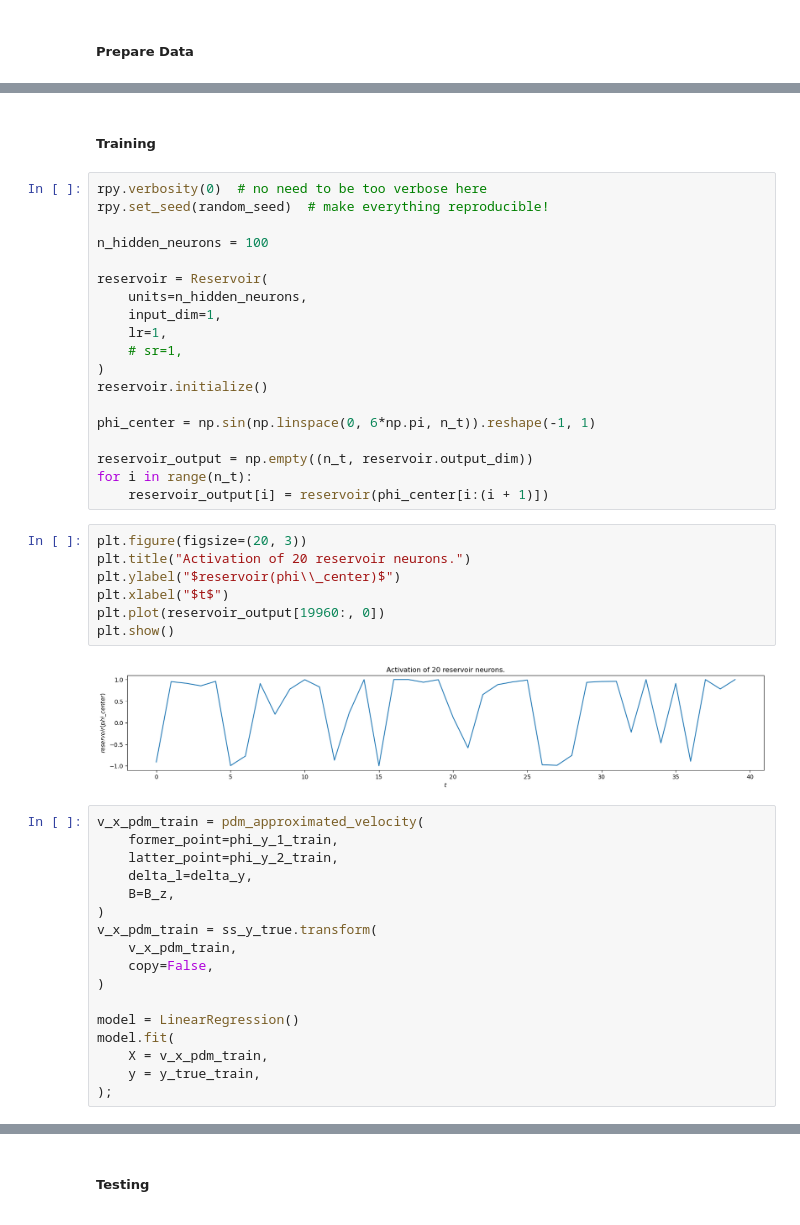
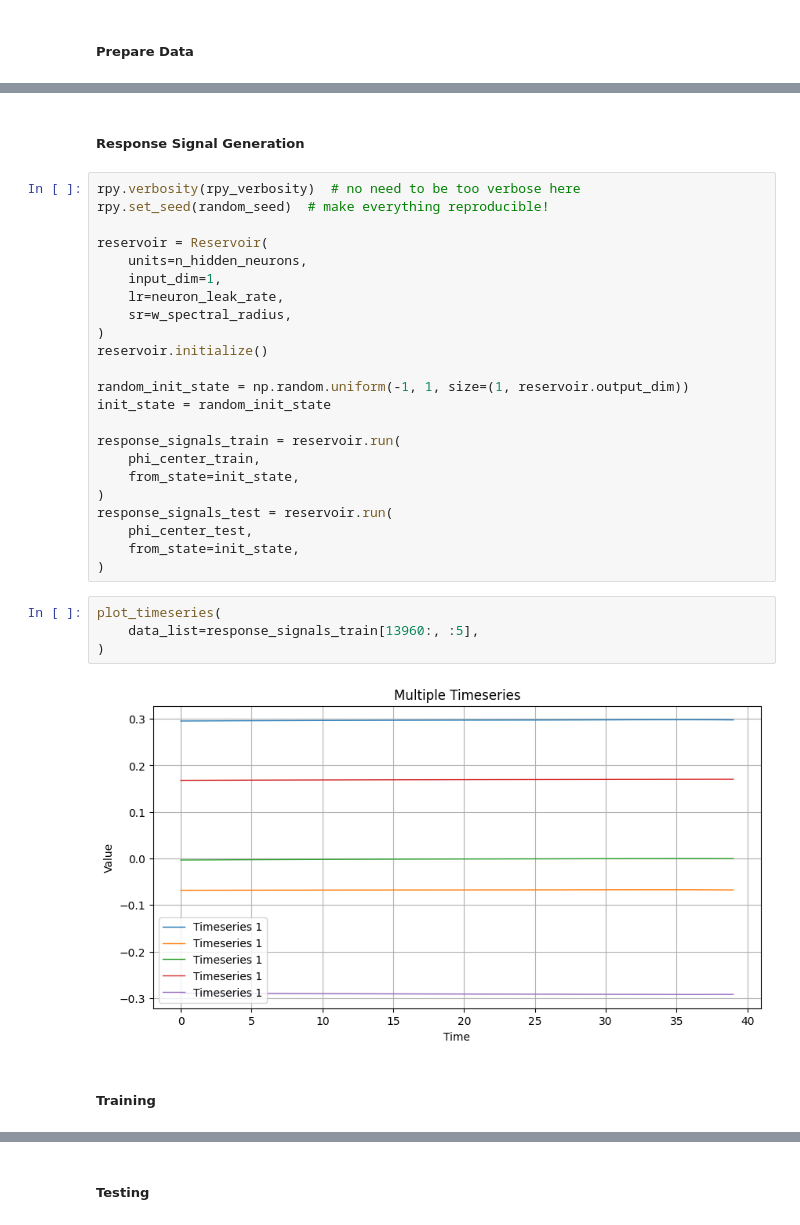
Before and after one commit to MichaelSkowronek/potential_probe_velocity_measuring, a Jupyter notebook: notebooks/yz_slice_one_point/echo_state_network.ipynb, the cells around one changed output, grey strips where cells are left out. Drawn from its saved outputs; the diff is of its cells as text.

```diff
--- a/notebooks/yz_slice_one_point/echo_state_network.ipynb
+++ b/notebooks/yz_slice_one_point/echo_state_network.ipynb
@@ -398,47 +440,33 @@ plot_timeseries(
+# %% [markdown]
+##### Response Signal Generation
+# %%
+rpy.verbosity(rpy_verbosity)  # no need to be too verbose here
+rpy.set_seed(random_seed)  # make everything reproducible!
+
+reservoir = Reservoir(
+    units=n_hidden_neurons,
+    input_dim=1,
+    lr=neuron_leak_rate,
+    sr=w_spectral_radius,
+)
+reservoir.initialize()
+
+random_init_state = np.random.uniform(-1, 1, size=(1, reservoir.output_dim))
+init_state = random_init_state
+
+response_signals_train = reservoir.run(
+    phi_center_train,
+    from_state=init_state,
+)
+response_signals_test = reservoir.run(
+    phi_center_test,
+    from_state=init_state,
+)
+# %%
+plot_timeseries(
+    data_list=response_signals_train[13960:, :5],
+)
+# %% [output]
+[figure, added]
 # %% [markdown]
 ##### Training
-# %%
-rpy.verbosity(0)  # no need to be too verbose here
-rpy.set_seed(random_seed)  # make everything reproducible!
-
-n_hidden_neurons = 100
-
-reservoir = Reservoir(
-    units=n_hidden_neurons,
-    input_dim=1,
-    lr=1,
-    # sr=1,
-)
-reservoir.initialize()
-
-phi_center = np.sin(np.linspace(0, 6*np.pi, n_t)).reshape(-1, 1)
-
-reservoir_output = np.empty((n_t, reservoir.output_dim))
-for i in range(n_t):
-    reservoir_output[i] = reservoir(phi_center[i:(i + 1)])
-# %%
-plt.figure(figsize=(20, 3))
-plt.title("Activation of 20 reservoir neurons.")
-plt.ylabel("$reservoir(phi\\_center)$")
-plt.xlabel("$t$")
-plt.plot(reservoir_output[19960:, 0])
-plt.show()
-# %% [output]
-[figure, removed]
-# %%
-v_x_pdm_train = pdm_approximated_velocity(
-    former_point=phi_y_1_train,
-    latter_point=phi_y_2_train,
-    delta_l=delta_y,
-    B=B_z,
-)
-v_x_pdm_train = ss_y_true.transform(
-    v_x_pdm_train,
-    copy=False,
-)
-
-model = LinearRegression()
-model.fit(
-    X = v_x_pdm_train,
-    y = y_true_train,
-);
```
Also changed, not shown: parts of 21 cells of this notebook, 1 other file.
